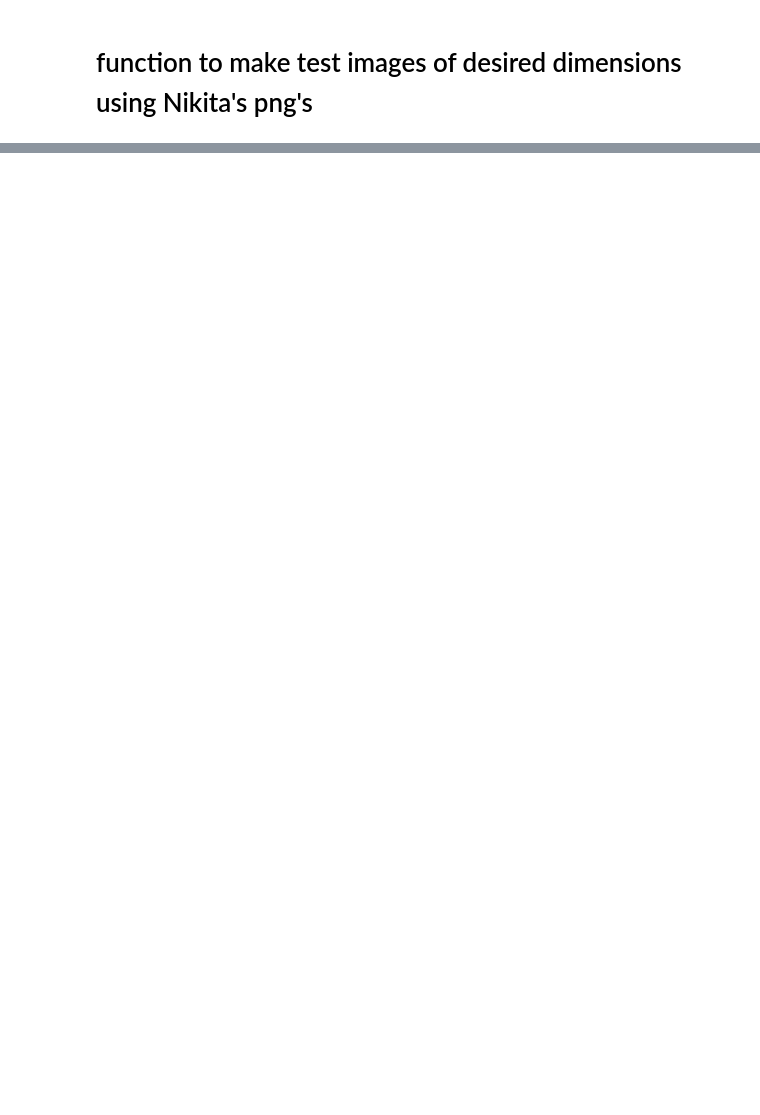
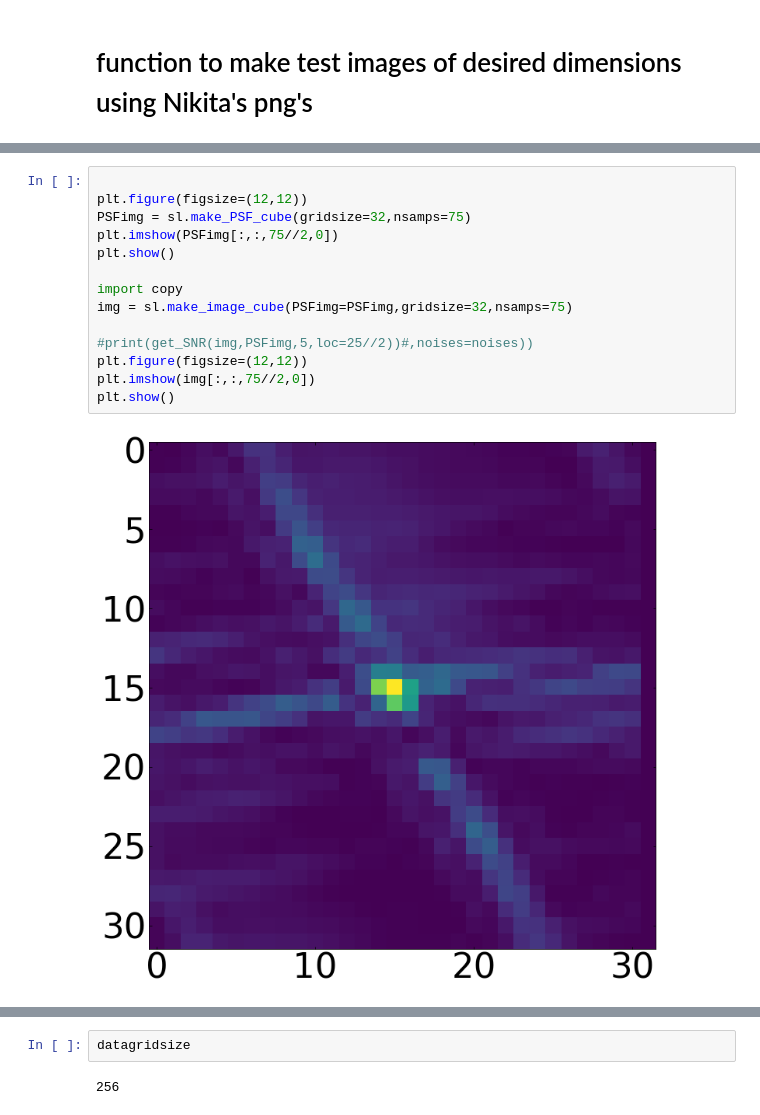
Before and after one commit to dsa110/dsa110-nsfrb, a Jupyter notebook: scripts/SearchAlgorithmTuning_V1.ipynb, the cells around one changed output, grey strips where cells are left out. Cells and saved outputs as stored; diff of their text form; blank space fills up the shorter version.

```diff
--- a/scripts/SearchAlgorithmTuning_V1.ipynb
+++ b/scripts/SearchAlgorithmTuning_V1.ipynb
@@ -181,0 +245,16 @@ subband_avg_1358.26_MHz.png
+# %%
+
+plt.figure(figsize=(12,12))
+PSFimg = sl.make_PSF_cube(gridsize=32,nsamps=75)
+plt.imshow(PSFimg[:,:,75//2,0])
+plt.show()
+
+import copy
+img = sl.make_image_cube(PSFimg=PSFimg,gridsize=32,nsamps=75)
+
+#print(get_SNR(img,PSFimg,5,loc=25//2))#,noises=noises))
+plt.figure(figsize=(12,12))
+plt.imshow(img[:,:,75//2,0])
+plt.show()
+# %% [output]
+[figure, added]
@@ -181,0 +262,4 @@ subband_avg_1358.26_MHz.png
+# %%
+datagridsize
+# %% [output]
+256
```
Also changed, not shown: parts of 30 cells of this notebook, 27 other files.
